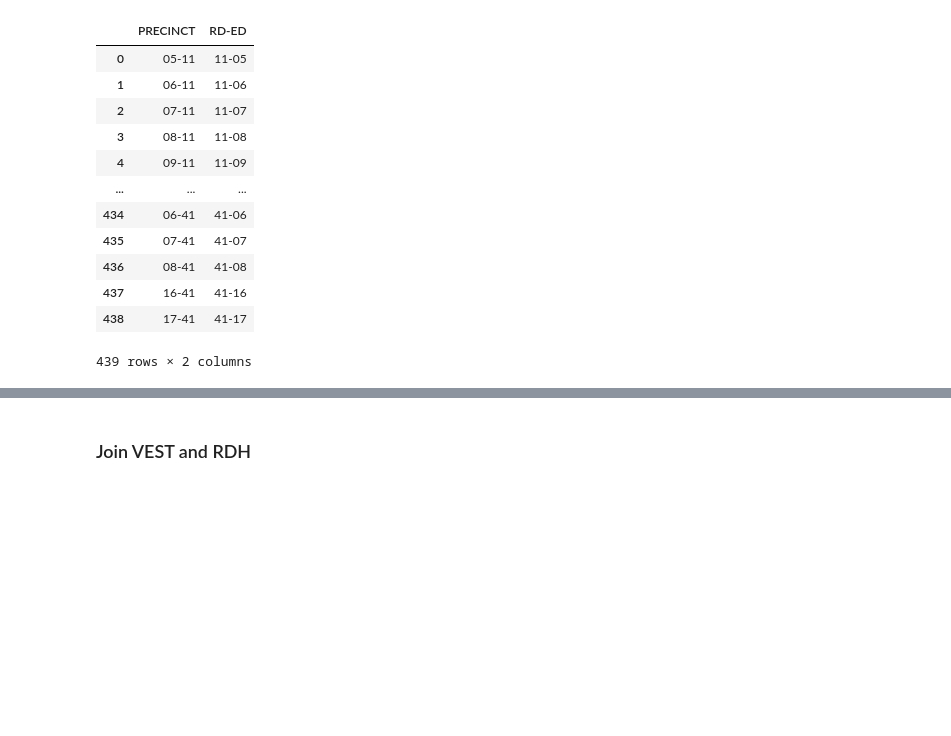
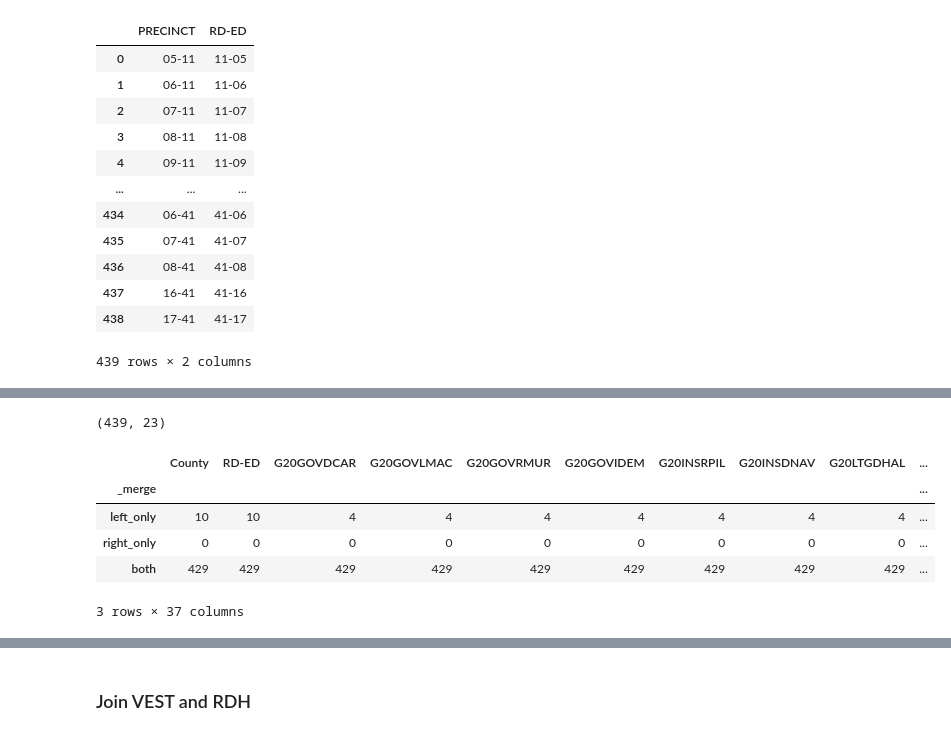
Before and after one commit to nonpartisan-redistricting-datahub/pdv-de, a Jupyter notebook: vest-de-2020/vest-de-2020-validation.ipynb, the cells around one changed output, grey strips where cells are left out. Saved outputs shown, nothing was run; the diff lists cells and outputs as text; code cells hidden in the pictures; blank space fills up the shorter version.

```diff
--- a/vest-de-2020/vest-de-2020-validation.ipynb
+++ b/vest-de-2020/vest-de-2020-validation.ipynb
@@ -366,0 +371,2 @@ election_results[['PRECINCT','RD-ED']]
+# %%
+precinct_county = gp.read_file('./raw-from-source/Census/de_precincts_county_intersection/de_precincts_county_intersection.shp')
@@ -366,0 +389,14 @@ election_results[['PRECINCT','RD-ED']]
+# %%
+election_results.shape
+# %% [output]
+(439, 23)
+# %%
+election_results_county = election_results.merge(precinct_county, left_on = 'PRECINCT', right_on = 'EDRD_2012', how = 'outer', indicator = True)
+election_results_county.groupby('_merge').count()
+# %% [output]
+|  | County | RD-ED | G20GOVDCAR | G20GOVLMAC | G20GOVRMUR | G20GOVIDEM | G20INSRPIL | G20INSDNAV | G20LTGDHAL | ... |
+| _merge |  |  |  |  |  |  |  |  |  | ... |
+| left_only | 10 | 10 | 4 | 4 | 4 | 4 | 4 | 4 | 4 | ... |
+| right_only | 0 | 0 | 0 | 0 | 0 | 0 | 0 | 0 | 0 | ... |
+| both | 429 | 429 | 429 | 429 | 429 | 429 | 429 | 429 | 429 | ... |
+3 rows × 37 columns
```
Also changed, not shown: parts of 8 cells of this notebook.
